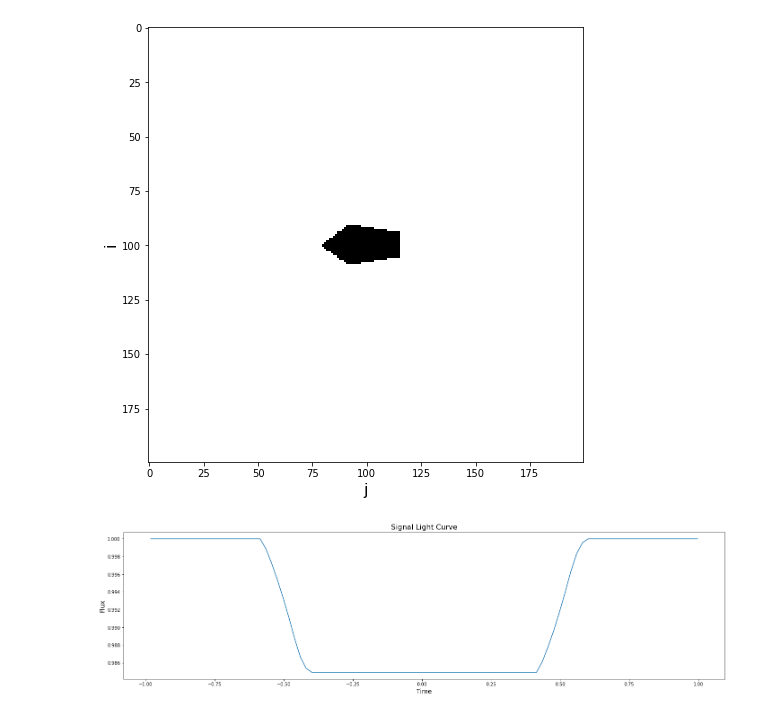
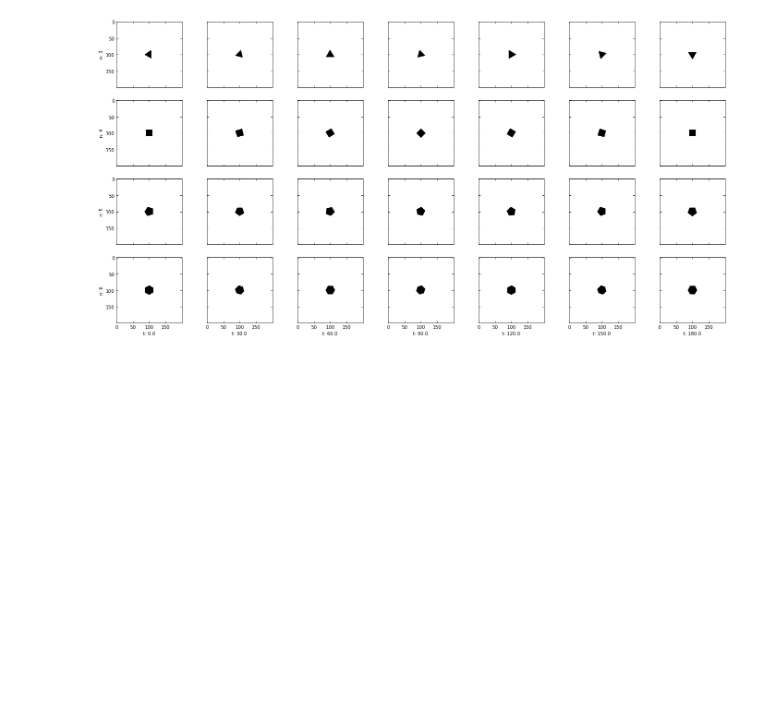
Before and after one commit to joshua-bromley/tessSignalInjection, a Jupyter notebook: Summer2021/varyingSize.ipynb, the cells around one changed output. Drawn from its saved outputs; the diff is of its cells as text; code cells hidden in the pictures; blank space fills up the shorter version.

```diff
--- a/Summer2021/varyingSize.ipynb
+++ b/Summer2021/varyingSize.ipynb
@@ -94,34 +105,46 @@ def generatePoints(n,r,size,xoffset = 0,yoffset = 0,rotation = 0, proportion = 1
 # %%
 times = getTimes("tesslc_364539361")
 
+'''
 points = generatePoints(5,0.07,200,100,100,0,2,np.pi/5)
 planetGrid = fillShape(np.zeros([200,200]),points)
 planet = TransitingImage(opacitymat = planetGrid, v = 2, t_ref = 0, t_arr = times)
 planet.plot_grid()
 planetLC, overlapTimes = planet.gen_LC(t_arr = times)
 
 fig, ax = plt.subplots(1,1,figsize=(24,6))##Plotting for good measure
 ax.plot(overlapTimes,planetLC)
 plt.xlabel("Time",fontsize=14)
 plt.ylabel("Flux",fontsize=14)
 plt.title(r"Signal Light Curve",fontsize=16)
 plt.show()
+'''
 
+fig, axs = plt.subplots(4,7,figsize = (24,12))
 
-
-for i in range(10):
-    for j in range(10):
-        for l in range(12):
-            prop = 0.32768 * 1.25**j
+for i in range(4):
+    for j in range(1):
+        for l in range(7):
+            prop = 1# 0.32768 * 1.25**j
             points = generatePoints(i+3,0.07,200,100,100,l*np.pi/12,prop,np.pi/(i+3))
-            planetGrid = fillShape(np.zeros([200,200]),points)
+            planetGrid = fillShape(np.zeros([200,200]),[points])
+            '''
             planet = TransitingImage(opacitymat = planetGrid, v = 2, t_ref = 0, t_arr = times)
             planetLC, overlapTimes = planet.gen_LC(t_arr = times)
 
             f = open("Signals/n"+str(i+3)+"t"+str(l*360/12)+"k"+str(prop)+".txt",'w')
             for k in range(len(overlapTimes)):
                 f.write(str(overlapTimes[k]) + '\t' + str(planetLC[k]) + '\n')
             f.close()
+            '''
+            axs[i][l].imshow(planetGrid, cmap = "Greys",aspect = 'equal', origin = 'upper')
+            axs[i][l].tick_params(direction = "in", which = "major", length = 4, top = True, right = True)
+            axs[i][l].tick_params(direction = "in", which = "minor", length = 2, top = True, right = True)
+            axs[i][l].set_ylabel("n: "+ str(i+3))
+            axs[i][l].set_xlabel("t: "+str(l*360/12))
+            for ax in axs.flat:
+                ax.label_outer()
+
+plt.show()
 # %% [output]
-[figure, old version]
+[figure, new version]
-[figure, removed]
```
Also changed, not shown: parts of 3 cells of this notebook, 1 other file.
